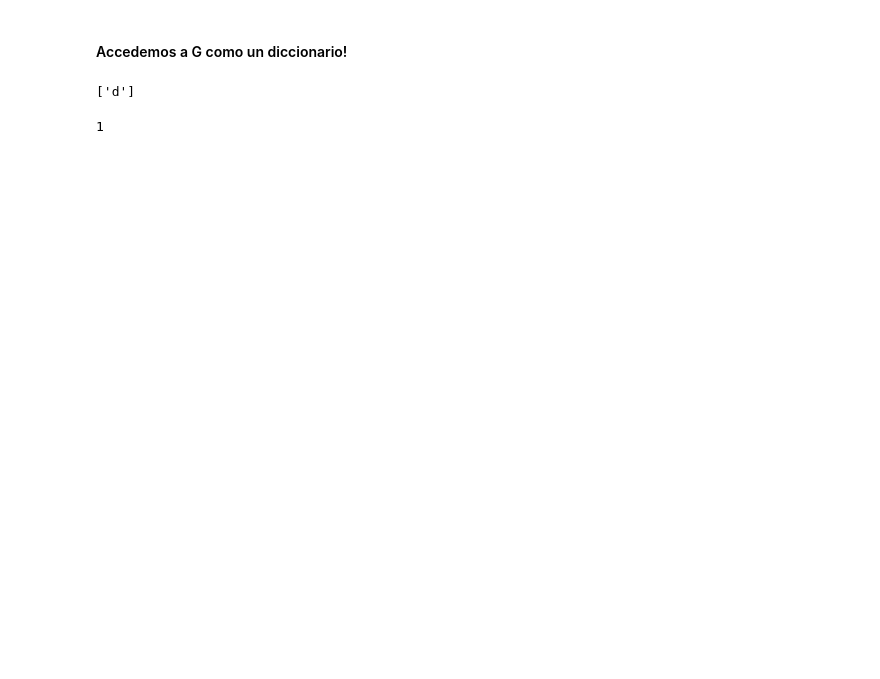
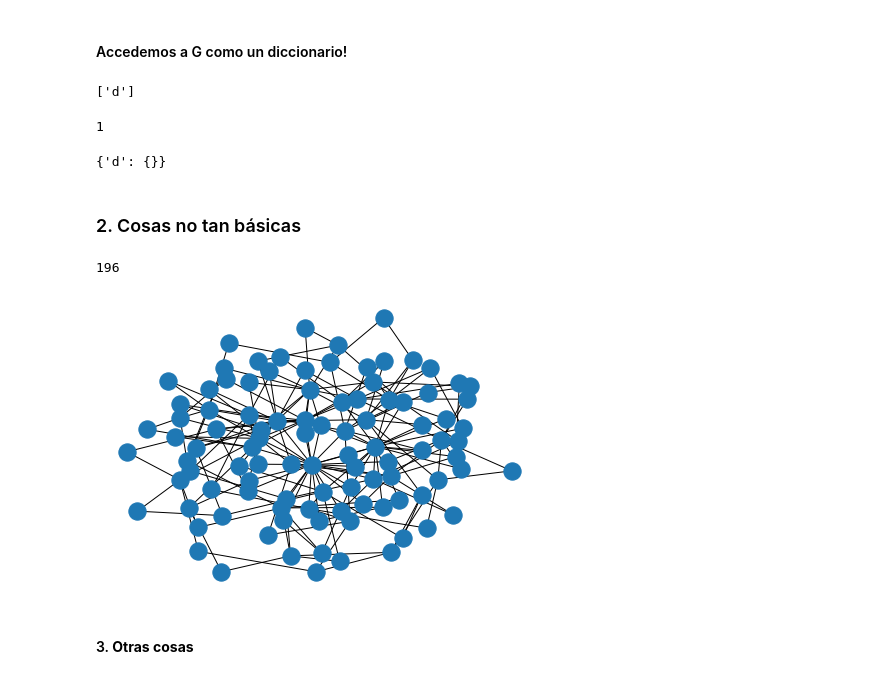
Before and after one commit to javiervz/ciencia-redes-2021, a Jupyter notebook: clase1-21-Agosto/clase1.ipynb, the cells around one changed output. Saved outputs shown, nothing was run; the diff lists cells and outputs as text; code cells hidden in the pictures; blank space fills up the shorter version.

Commit message:
bases de datos y otras cosas

```diff
--- a/clase1-21-Agosto/clase1.ipynb
+++ b/clase1-21-Agosto/clase1.ipynb
@@ -114,3 +124,36 @@ list(G.neighbors('b'))
 G.degree('b')
 # %% [output]
 1
+# %%
+## accedemos a la información de un nodo
+
+dict(G['b'])
+# %% [output]
+{'d': {}}
+# %% [markdown]
+### 2. Cosas no tan básicas
+# %%
+## generemos grafos!
+## Barabasi-Albert model: desde nodos desconectados, agregamos m conexiones con una probabilidad que depende del número de
+## conexiones.
+
+BA = nx.barabasi_albert_graph(100,2)
+# %%
+## ¿Cuántas aristas?
+
+BA.number_of_edges()
+# %% [output]
+196
+# %%
+## grafiquemos grafos!
+## este es un problema a veces (muy) difícil
+
+import matplotlib.pyplot as plt
+
+pos = nx.kamada_kawai_layout(BA)
+nx.draw(BA,pos)
+plt.savefig('graph.pdf')
+# %% [output]
+[figure, added]
+# %% [markdown]
+#### 3. **Otras cosas**
```
Also changed, not shown: parts of 5 cells of this notebook, 1 other file.
